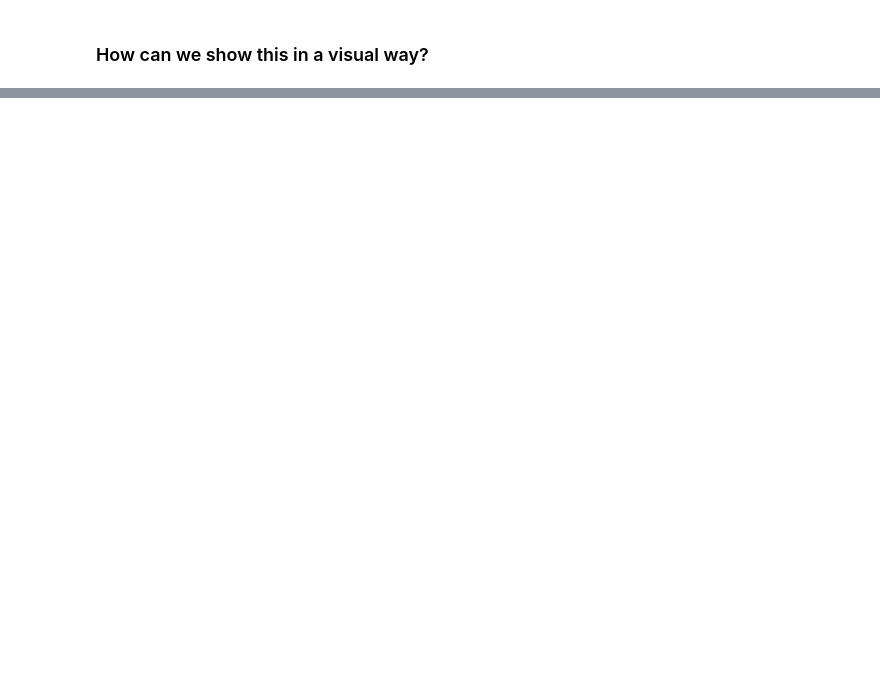
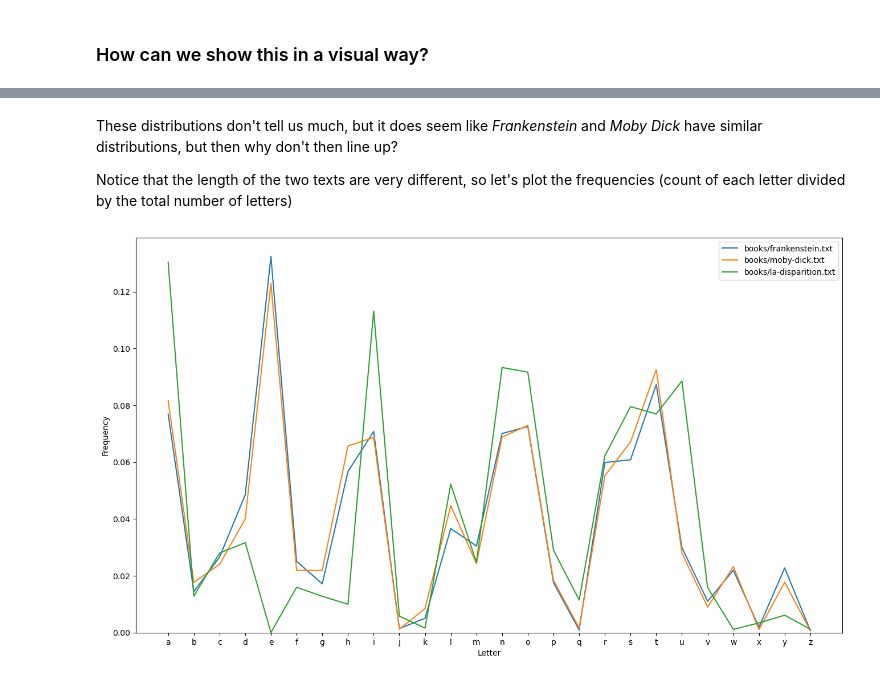
Before and after one commit to codybstrange/data-visualization-lecture, a Jupyter notebook: data-visualization.ipynb, the cells around one changed output, grey strips where cells are left out. Saved outputs shown, nothing was run; the diff lists cells and outputs as text; code cells hidden in the pictures; blank space fills up the shorter version.

```diff
--- a/data-visualization.ipynb
+++ b/data-visualization.ipynb
@@ -138,0 +177,28 @@ def plot_character_counts(path_to_books):
+# %% [markdown]
+These distributions don't tell us much, but it does seem like *Frankenstein* and *Moby Dick* have similar distributions, but then why don't then line up?
+
+Notice that the length of the two texts are very different, so let's plot the frequencies (count of each letter divided by the total number of letters)
+# %%
+# I want to also plot several different books simultaneously, so I'm going to pass a list of the books I want to consider
+def plot_character_frequencies(path_to_books):
+    fig, ax = plt.subplots(1, figsize=(16,9))
+    # I'm going to plot all of the letters in alphabetical order (i.e. the x axis will be the letter in alphabetical order)
+    x = list(string.ascii_lowercase)
+    # Loop over the books
+    for path_to_book in path_to_books:
+        character_counts = get_character_counts(path_to_book)
+        y = [character_counts[letter] for letter in x]
+        # Divide each count by the total count of letters
+        y = [n/sum(y) for n in y]
+        ax.plot(x, y, label=path_to_book)
+    ax.legend()
+    ax.set_xlabel("Letter")
+    ax.set_xticks(x)
+    ax.set_ylabel("Frequency")
+    ax.set_ylim(0)
+    plt.show()
+# %%
+books = ["books/frankenstein.txt", "books/moby-dick.txt", "books/la-disparition.txt"]
+plot_character_frequencies(books)
+# %% [output]
+[figure, added]
```
Also changed, not shown: parts of 4 cells of this notebook, 1 other file.
